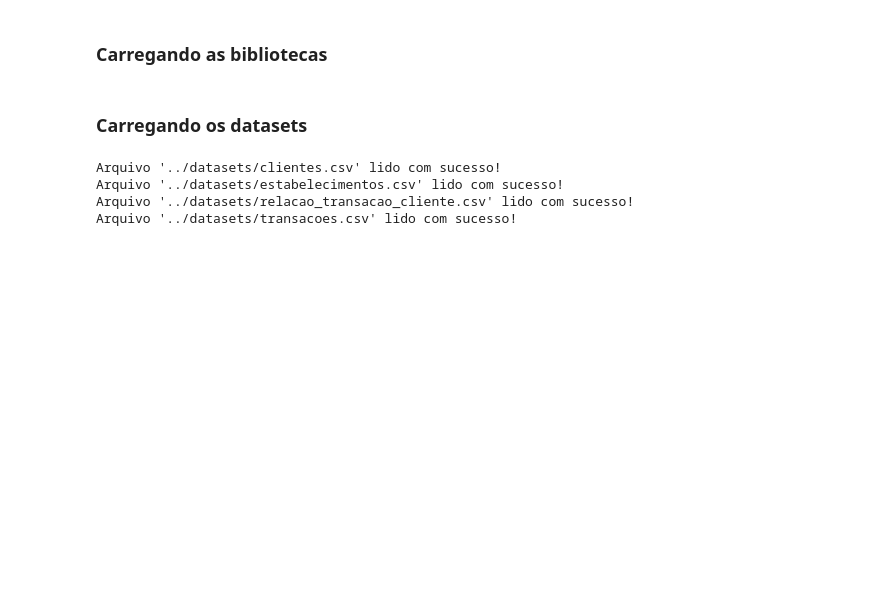
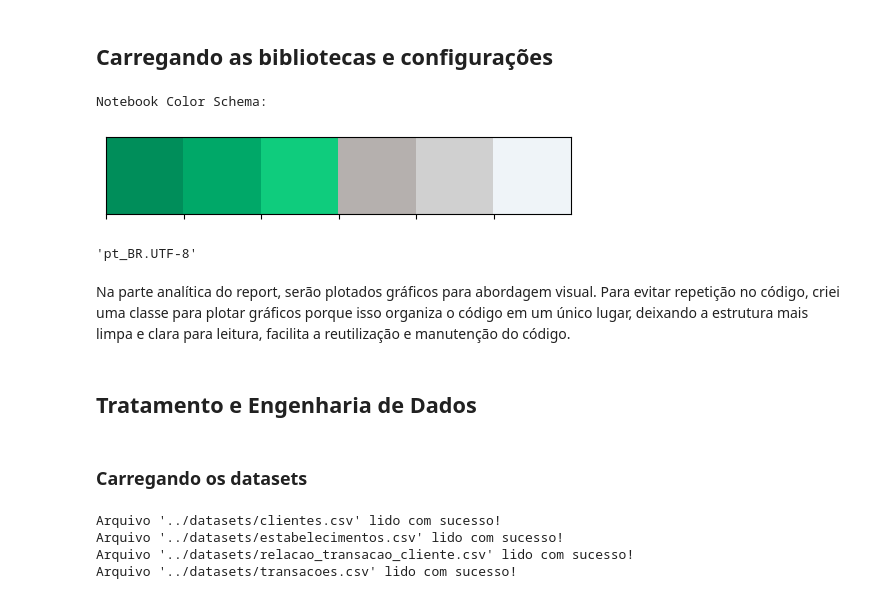
Before and after one commit to kajinmo/payflex-analytics, a Jupyter notebook: code/eda.ipynb, the cells around one changed output. Saved outputs shown, nothing was run; the diff lists cells and outputs as text; code cells hidden in the pictures; blank space fills up the shorter version.

Commit message:
feat: python notebook - gráficos da analise exploratorio

```diff
--- a/code/eda.ipynb
+++ b/code/eda.ipynb
@@ -1,5 +1,5 @@
 # %% [markdown]
-###  Carregando as bibliotecas
+##  Carregando as bibliotecas e configurações
 # %%
 import pandas as pd
 import sys
@@ -9,3 +9,22 @@ import locale
 
 sys.path.append(os.path.abspath(os.path.join(os.path.dirname(os.getcwd()), '')))
 from utils.utils import ler_csv
+# %%
+# Esquema de cores utilizados no report. As cores foram extraídas da página da empresa.
+class clr:
+    S = '\033[1m' + '\033[96m'
+    E = '\033[0m'
+
+my_colors = ['#008E5A', '#00A868', '#0FCC7D', '#B5B0AE', '#D0D0D0', '#EFF4F8']
+sns.palplot(sns.color_palette(my_colors))
+print(clr.S + "Notebook Color Schema: " + clr.E)
+# %% [output]
+Notebook Color Schema:
+[figure, added]
+# %%
+# Configurar locale para usar ponto como separador de milhar nos gráficos
+locale.setlocale(locale.LC_ALL, 'pt_BR.UTF-8')
+# %% [output]
+'pt_BR.UTF-8'
+# %% [markdown]
+Na parte analítica do report, serão plotados  gráficos para abordagem visual. Para evitar repetição no código, criei uma classe para plotar gráficos porque isso organiza o código em um único lugar, deixando a estrutura mais limpa e clara para leitura, facilita a reutilização e manutenção do código.
@@ -12,3 +39,5 @@ from utils.utils import ler_csv
+# %% [markdown]
+## Tratamento e Engenharia de Dados
 # %% [markdown]
 ### Carregando os datasets
 # %%
```
Also changed, not shown: parts of 51 cells of this notebook, 4 other files.
